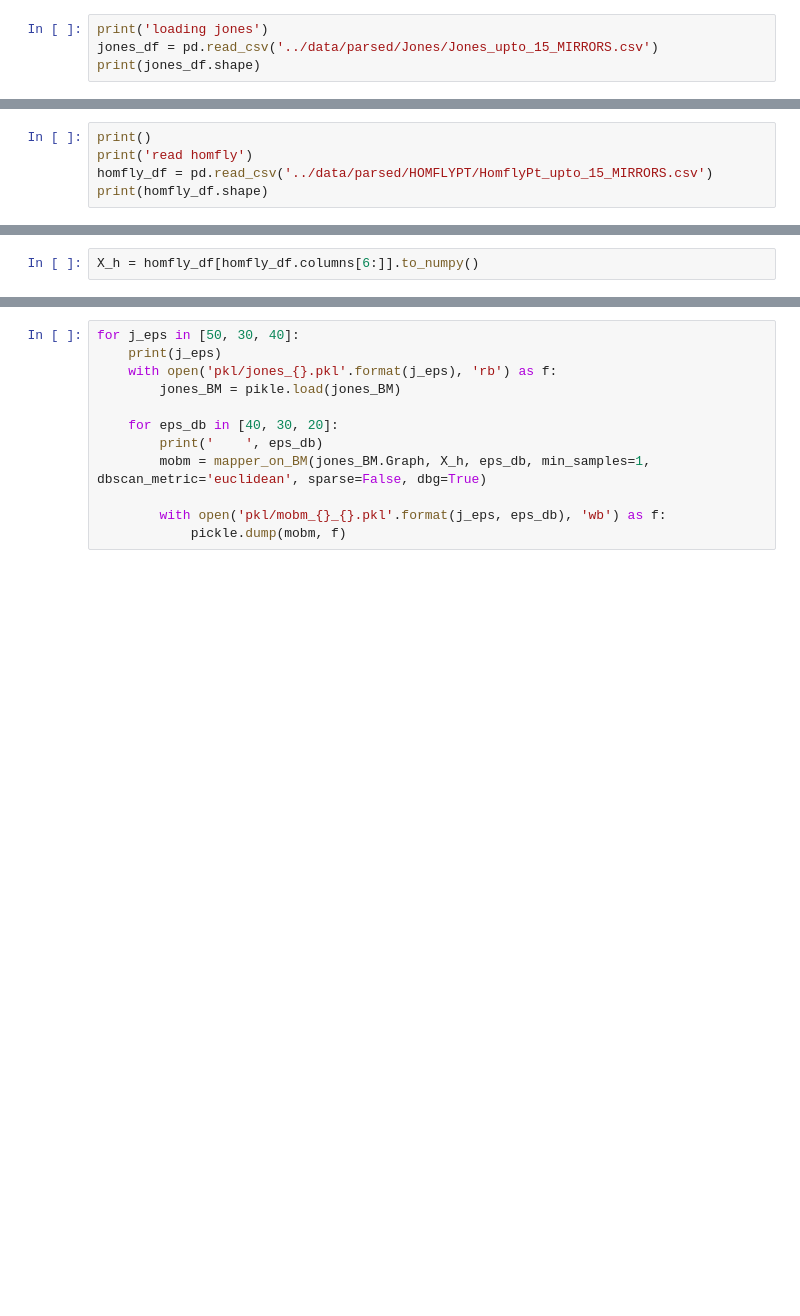
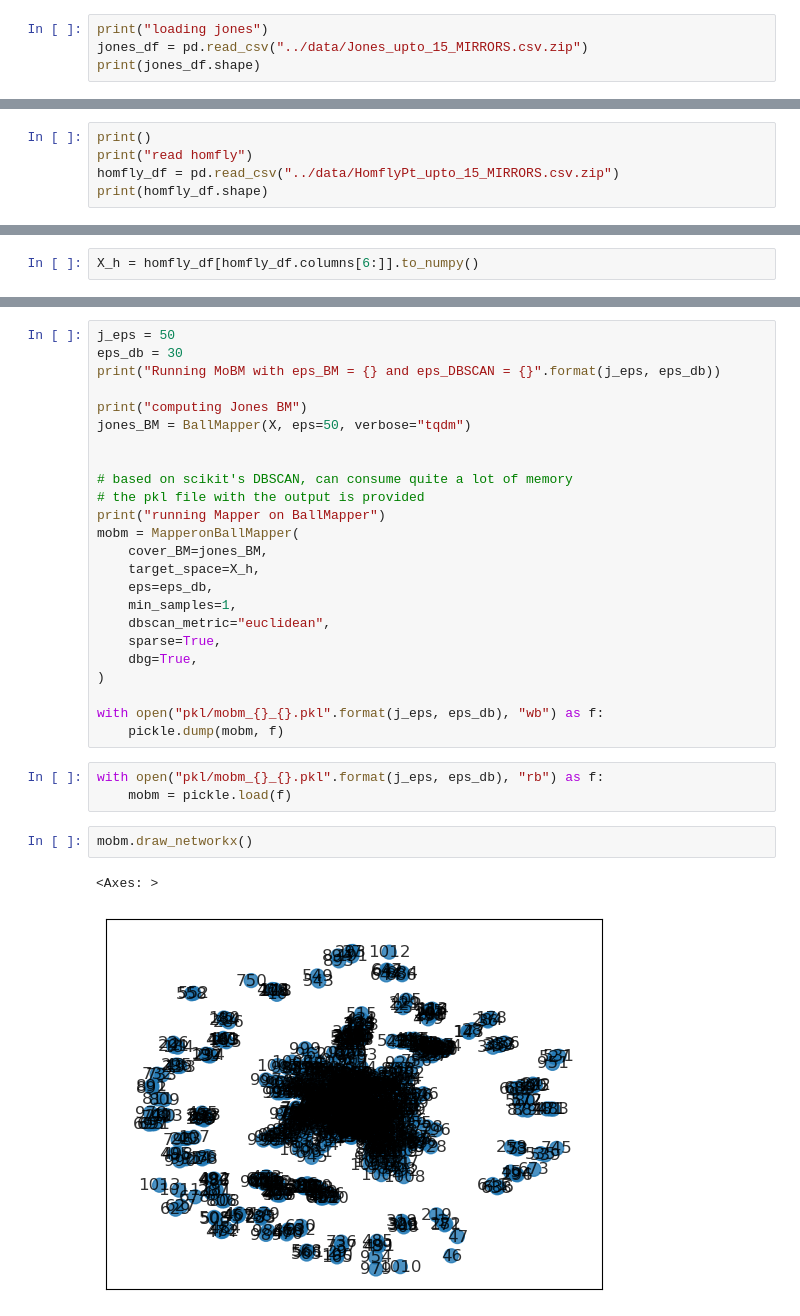
Before and after one commit to dioscuri-tda/knotsBM, a Jupyter notebook: MoBM/MoBM_jones_to_homfly.ipynb, the cells around one changed output, grey strips where cells are left out. Drawn from its saved outputs; the diff is of its cells as text; blank space fills up the shorter version.

```diff
--- a/MoBM/MoBM_jones_to_homfly.ipynb
+++ b/MoBM/MoBM_jones_to_homfly.ipynb
@@ -10,6 +7,6 @@ from pyballmapper.ballmapper import BallMapper
 # %%
-print('loading jones')
-jones_df = pd.read_csv('../data/parsed/Jones/Jones_upto_15_MIRRORS.csv')
+print("loading jones")
+jones_df = pd.read_csv("../data/Jones_upto_15_MIRRORS.csv.zip")
 print(jones_df.shape)
 # %% [output]
 loading jones
@@ -36,6 +24,6 @@ for eps in [50, 40, 30]:
 ## MoBM homfly
 # %%
 print()
-print('read homfly')
-homfly_df = pd.read_csv('../data/parsed/HOMFLYPT/HomflyPt_upto_15_MIRRORS.csv')
+print("read homfly")
+homfly_df = pd.read_csv("../data/HomflyPt_upto_15_MIRRORS.csv.zip")
 print(homfly_df.shape)
@@ -46,12 +53,32 @@ from pyballmapper.ballmapper import mapper_on_BM
 # %%
-for j_eps in [50, 30, 40]:
-    print(j_eps)
-    with open('pkl/jones_{}.pkl'.format(j_eps), 'rb') as f:
-        jones_BM = pikle.load(jones_BM)
+j_eps = 50
+eps_db = 30
+print("Running MoBM with eps_BM = {} and eps_DBSCAN = {}".format(j_eps, eps_db))
 
-    for eps_db in [40, 30, 20]:
-        print('    ', eps_db)
-        mobm = mapper_on_BM(jones_BM.Graph, X_h, eps_db, min_samples=1, dbscan_metric='euclidean', sparse=False, dbg=True)
+print("computing Jones BM")
+jones_BM = BallMapper(X, eps=50, verbose="tqdm")
 
-        with open('pkl/mobm_{}_{}.pkl'.format(j_eps, eps_db), 'wb') as f:
-            pickle.dump(mobm, f)
+
+# based on scikit's DBSCAN, can consume quite a lot of memory
+# the pkl file with the output is provided
+print("running Mapper on BallMapper")
+mobm = MapperonBallMapper(
+    cover_BM=jones_BM,
+    target_space=X_h,
+    eps=eps_db,
+    min_samples=1,
+    dbscan_metric="euclidean",
+    sparse=True,
+    dbg=True,
+)
+
+with open("pkl/mobm_{}_{}.pkl".format(j_eps, eps_db), "wb") as f:
+    pickle.dump(mobm, f)
+# %%
+with open("pkl/mobm_{}_{}.pkl".format(j_eps, eps_db), "rb") as f:
+    mobm = pickle.load(f)
+# %%
+mobm.draw_networkx()
+# %% [output]
+<Axes: >
+[figure, added]
```
Also changed, not shown: parts of 13 cells of this notebook, 25 other files.
